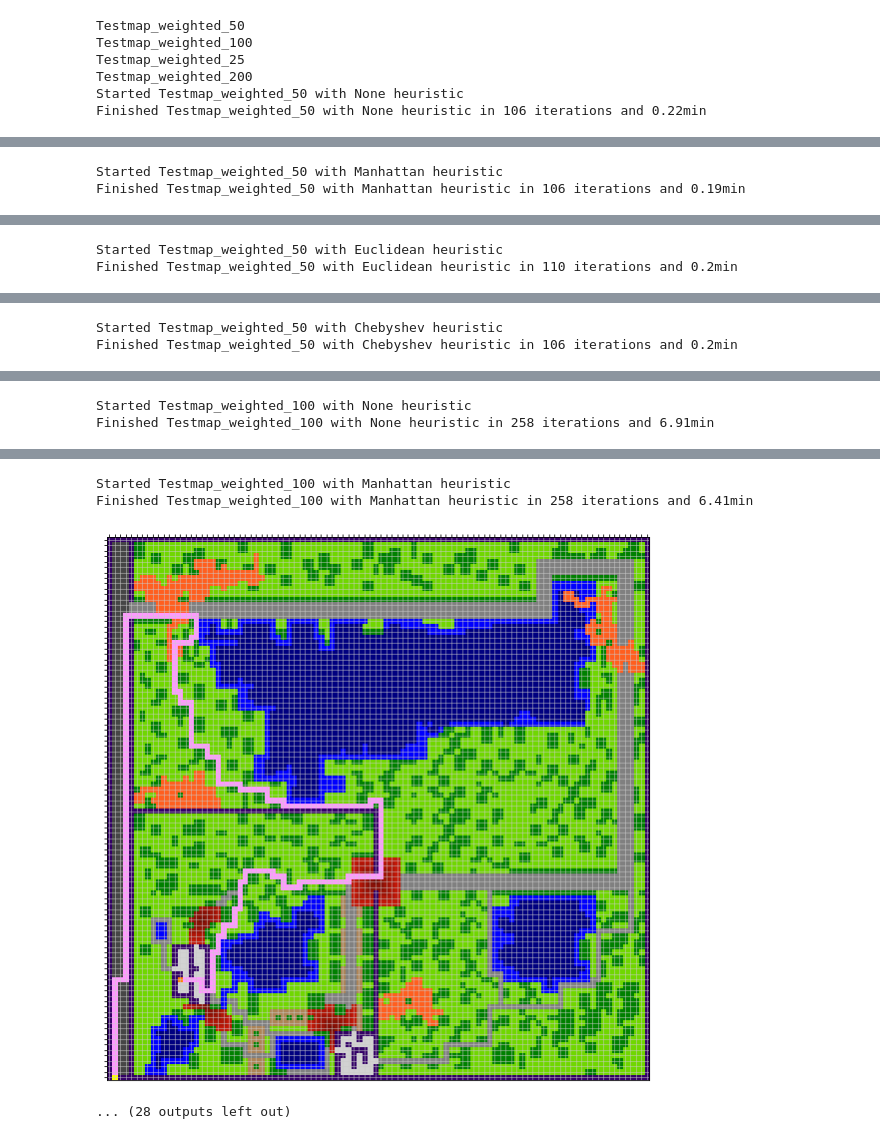
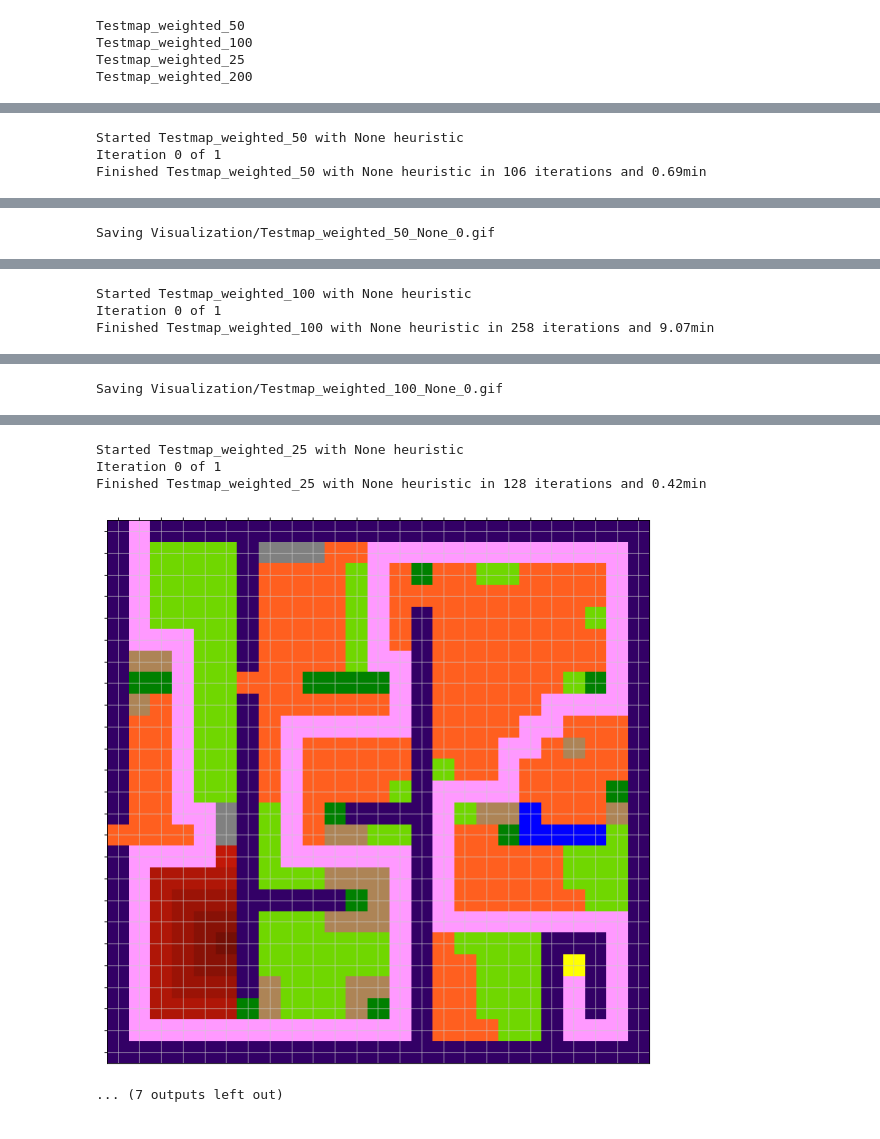
Before and after one commit to t1m0/aci_prototype, a Jupyter notebook: PaparaziGame.ipynb, the cells around one changed output, grey strips where cells are left out. Saved outputs shown, nothing was run; the diff lists cells and outputs as text; code cells hidden in the pictures.

```diff
--- a/PaparaziGame.ipynb
+++ b/PaparaziGame.ipynb
@@ -5,11 +5,9 @@ import pandas as pd
 # %%
 game = PaparaziGame()
 # %%
-game_map = game.play("Maps/",5)
+game_map = game.play("Maps/",num_security_guards=10, iterations=1)
 # %% [output]
 Testmap_weighted_50
 Testmap_weighted_100
 Testmap_weighted_25
 Testmap_weighted_200
-Started Testmap_weighted_50 with None heuristic
-Finished Testmap_weighted_50 with None heuristic in 106 iterations and 0.22min
@@ -17,2 +15,3 @@ Finished Testmap_weighted_50 with None heuristic in 106 iterations and 0.22min
-Started Testmap_weighted_50 with Manhattan heuristic
-Finished Testmap_weighted_50 with Manhattan heuristic in 106 iterations and 0.19min
+Started Testmap_weighted_50 with None heuristic
+Iteration 0 of 1
+Finished Testmap_weighted_50 with None heuristic in 106 iterations and 0.69min
@@ -20,2 +19 @@ Finished Testmap_weighted_50 with Manhattan heuristic in 106 iterations and 0.19
-Started Testmap_weighted_50 with Euclidean heuristic
-Finished Testmap_weighted_50 with Euclidean heuristic in 110 iterations and 0.2min
+Saving Visualization/Testmap_weighted_50_None_0.gif
@@ -23,2 +21,3 @@ Finished Testmap_weighted_50 with Euclidean heuristic in 110 iterations and 0.2m
-Started Testmap_weighted_50 with Chebyshev heuristic
-Finished Testmap_weighted_50 with Chebyshev heuristic in 106 iterations and 0.2min
+Started Testmap_weighted_100 with None heuristic
+Iteration 0 of 1
+Finished Testmap_weighted_100 with None heuristic in 258 iterations and 9.07min
@@ -26,2 +25 @@ Finished Testmap_weighted_50 with Chebyshev heuristic in 106 iterations and 0.2m
-Started Testmap_weighted_100 with None heuristic
-Finished Testmap_weighted_100 with None heuristic in 258 iterations and 6.91min
+Saving Visualization/Testmap_weighted_100_None_0.gif
@@ -29,5 +27,6 @@ Finished Testmap_weighted_100 with None heuristic in 258 iterations and 6.91min
-Started Testmap_weighted_100 with Manhattan heuristic
-Finished Testmap_weighted_100 with Manhattan heuristic in 258 iterations and 6.41min
+Started Testmap_weighted_25 with None heuristic
+Iteration 0 of 1
+Finished Testmap_weighted_25 with None heuristic in 128 iterations and 0.42min
-[figure, old version]
+[figure, new version]
-... (28 outputs left out)
+... (7 outputs left out)
 # %%
```
Also changed, not shown: parts of 4 cells of this notebook, 5 other files.
